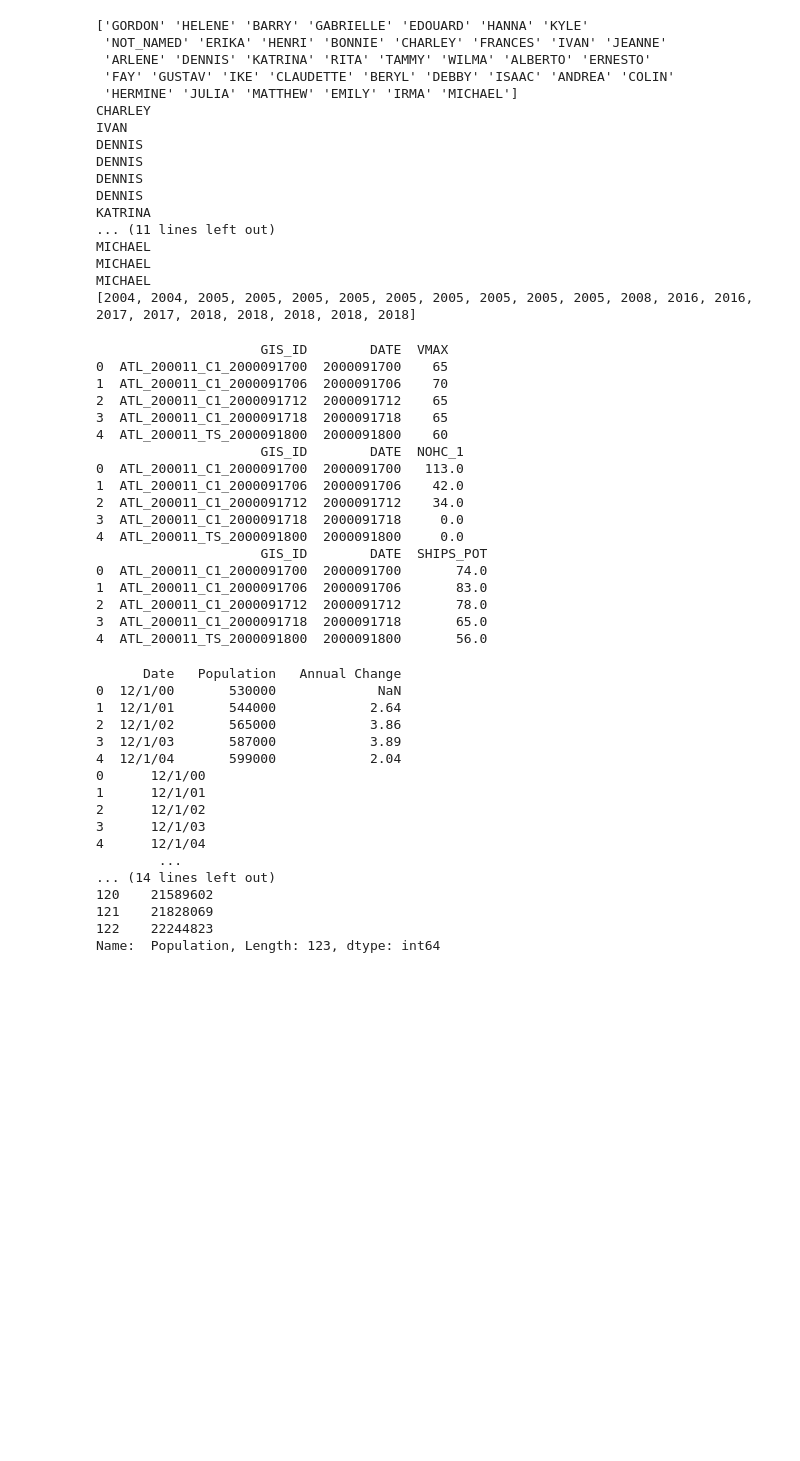
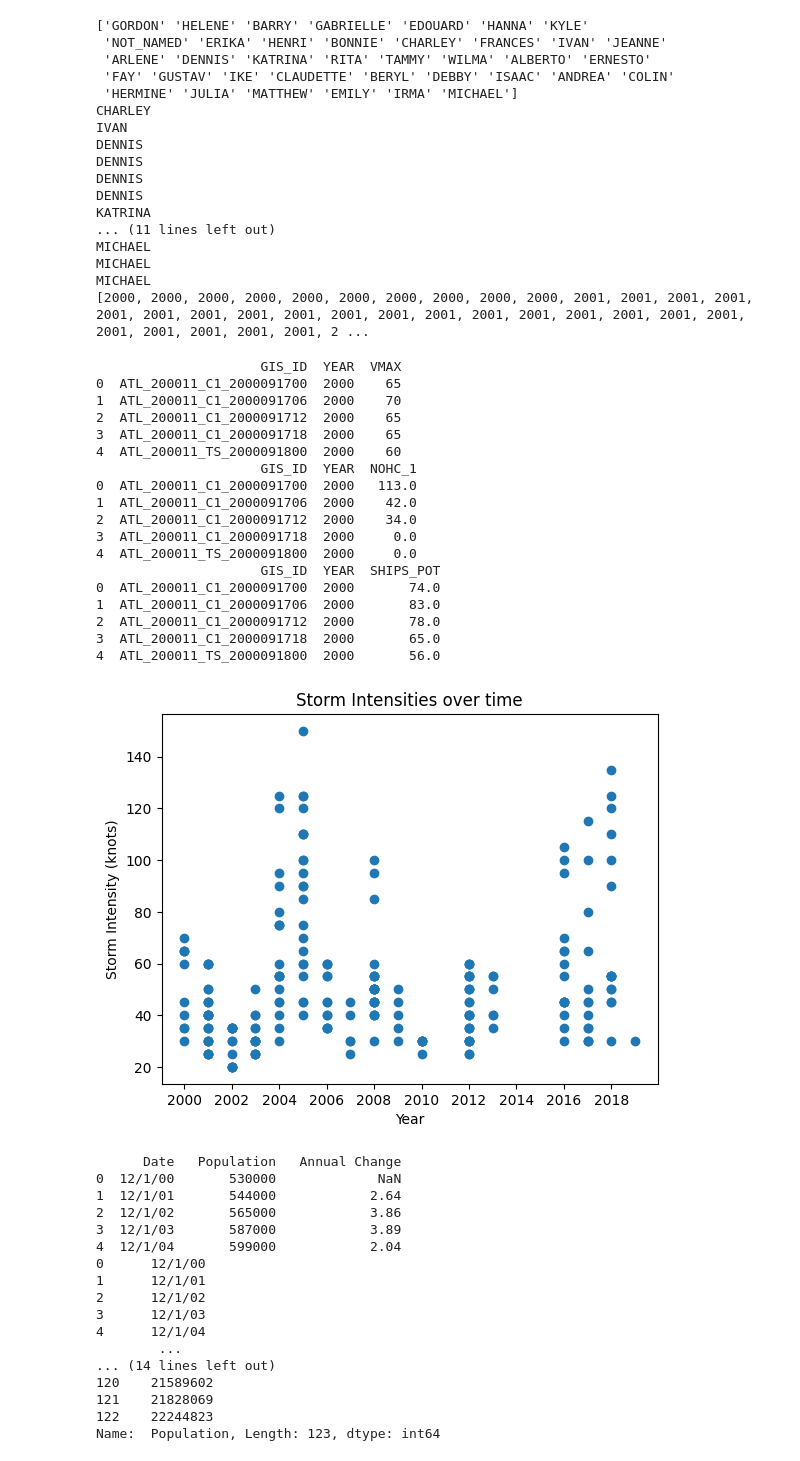
Before and after one commit to Johnsonahs/YSP-Python, a Jupyter notebook: Data_Analysis.ipynb, the cells around one changed output. Cells and saved outputs as stored; diff of their text form; code cells hidden in the pictures; blank space fills up the shorter version.

Commit message:
Made storm intensity over time plot. Plots made so far are saved as images.

```diff
--- a/Data_Analysis.ipynb
+++ b/Data_Analysis.ipynb
@@ -41,8 +41,10 @@ for i in range(len(all_florida_storms)):
         pass
 major_hurricanes = all_florida_storms.iloc[major_hurricane_indicies]
 
-years = [int(str(date)[:4]) for date in major_hurricanes['DATE']]
+years = [int(str(date)[:4]) for date in all_florida_storms['DATE']]
 print(years)
+
+all_florida_storms['YEAR'] = years
 # %% [output]
 ['GORDON' 'HELENE' 'BARRY' 'GABRIELLE' 'EDOUARD' 'HANNA' 'KYLE'
  'NOT_NAMED' 'ERIKA' 'HENRI' 'BONNIE' 'CHARLEY' 'FRANCES' 'IVAN' 'JEANNE'
@@ -60,33 +62,45 @@ KATRINA
 MICHAEL
 MICHAEL
 MICHAEL
-[2004, 2004, 2005, 2005, 2005, 2005, 2005, 2005, 2005, 2005, 2005, 2008, 2016, 2016, 2017, 2017, 2018, 2018, 2018, 2018, 2018]
+[2000, 2000, 2000, 2000, 2000, 2000, 2000, 2000, 2000, 2000, 2001, 2001, 2001, 2001, 2001, 2001, 2001, 2001, 2001, 2001, 2001, 2001, 2001, 2001, 2001, 2001, 2001, 2001, 2001, 2001, 2001, 2001, 2001, 2 ...
 # %%
-storm_intensity = all_florida_storms.loc[:, ('GIS_ID', 'DATE', 'VMAX')]
+storm_intensity = all_florida_storms.loc[:, ('GIS_ID', 'YEAR', 'VMAX')]
 print(storm_intensity.head())
-ocean_heat_content = all_florida_storms.loc[:, ('GIS_ID', 'DATE', 'NOHC_1')]
+ocean_heat_content = all_florida_storms.loc[:, ('GIS_ID', 'YEAR', 'NOHC_1')]
 print(ocean_heat_content.head())
-pot_data = all_florida_storms.loc[:, ("GIS_ID", "DATE", "SHIPS_POT")]
+pot_data = all_florida_storms.loc[:, ("GIS_ID", "YEAR", "SHIPS_POT")]
 print(pot_data.head())
 # %% [output]
-                     GIS_ID        DATE  VMAX
-0  ATL_200011_C1_2000091700  2000091700    65
-1  ATL_200011_C1_2000091706  2000091706    70
-2  ATL_200011_C1_2000091712  2000091712    65
-3  ATL_200011_C1_2000091718  2000091718    65
-4  ATL_200011_TS_2000091800  2000091800    60
-                     GIS_ID        DATE  NOHC_1
-0  ATL_200011_C1_2000091700  2000091700   113.0
-1  ATL_200011_C1_2000091706  2000091706    42.0
-2  ATL_200011_C1_2000091712  2000091712    34.0
-3  ATL_200011_C1_2000091718  2000091718     0.0
-4  ATL_200011_TS_2000091800  2000091800     0.0
-                     GIS_ID        DATE  SHIPS_POT
-0  ATL_200011_C1_2000091700  2000091700       74.0
-1  ATL_200011_C1_2000091706  2000091706       83.0
-2  ATL_200011_C1_2000091712  2000091712       78.0
-3  ATL_200011_C1_2000091718  2000091718       65.0
-4  ATL_200011_TS_2000091800  2000091800       56.0
+                     GIS_ID  YEAR  VMAX
+0  ATL_200011_C1_2000091700  2000    65
+1  ATL_200011_C1_2000091706  2000    70
+2  ATL_200011_C1_2000091712  2000    65
+3  ATL_200011_C1_2000091718  2000    65
+4  ATL_200011_TS_2000091800  2000    60
+                     GIS_ID  YEAR  NOHC_1
+0  ATL_200011_C1_2000091700  2000   113.0
+1  ATL_200011_C1_2000091706  2000    42.0
+2  ATL_200011_C1_2000091712  2000    34.0
+3  ATL_200011_C1_2000091718  2000     0.0
+4  ATL_200011_TS_2000091800  2000     0.0
+                     GIS_ID  YEAR  SHIPS_POT
+0  ATL_200011_C1_2000091700  2000       74.0
+1  ATL_200011_C1_2000091706  2000       83.0
+2  ATL_200011_C1_2000091712  2000       78.0
+3  ATL_200011_C1_2000091718  2000       65.0
+4  ATL_200011_TS_2000091800  2000       56.0
+# %%
+fig, ax = plt.subplots()
+plt.scatter(x = storm_intensity['YEAR'], y = storm_intensity['VMAX'])
+start, end = ax.get_xlim()
+ax.xaxis.set_ticks(np.arange(2000, 2020, 2))
+ax.set_xlabel('Year')
+ax.set_ylabel('Storm Intensity (knots)')
+ax.set_title('Storm Intensities over time')
+plt.savefig('storm_intensity_over_time.png')
+plt.show()
+# %% [output]
+[figure, added]
 # %%
 # Testing around with the population data because of my failure to use .loc
 
```
Also changed, not shown: parts of 2 cells of this notebook, 3 other files.
